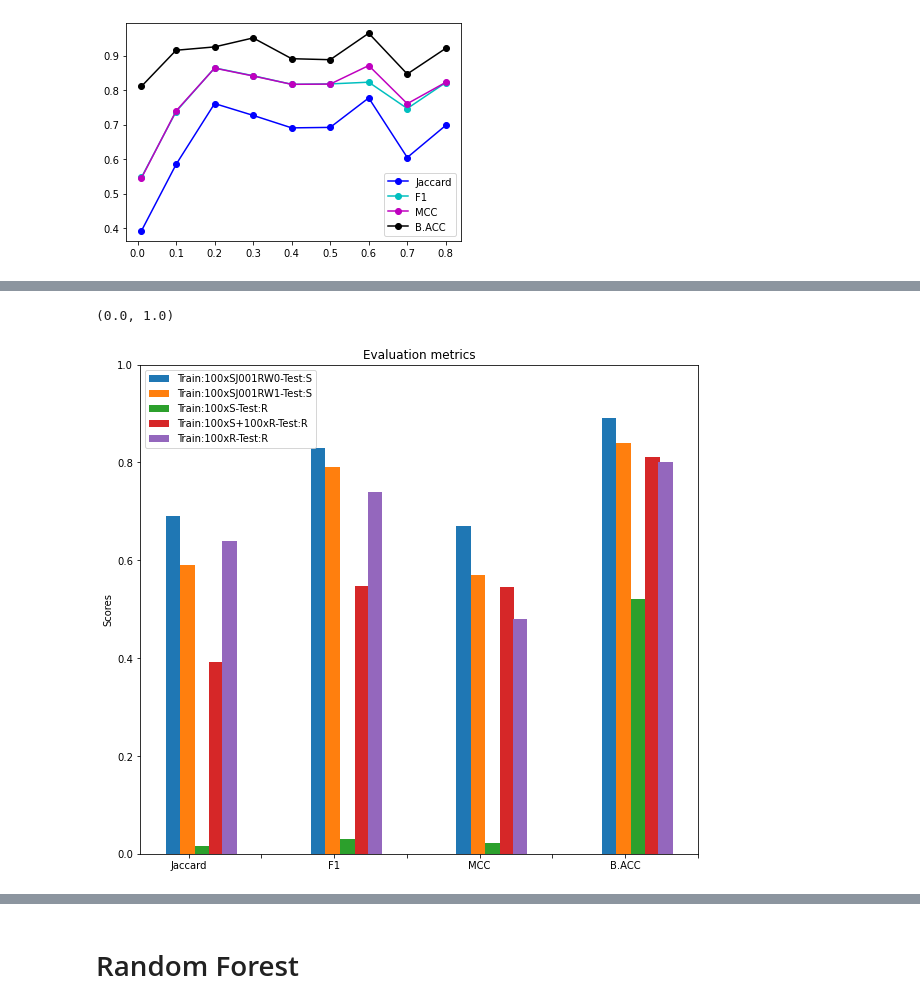
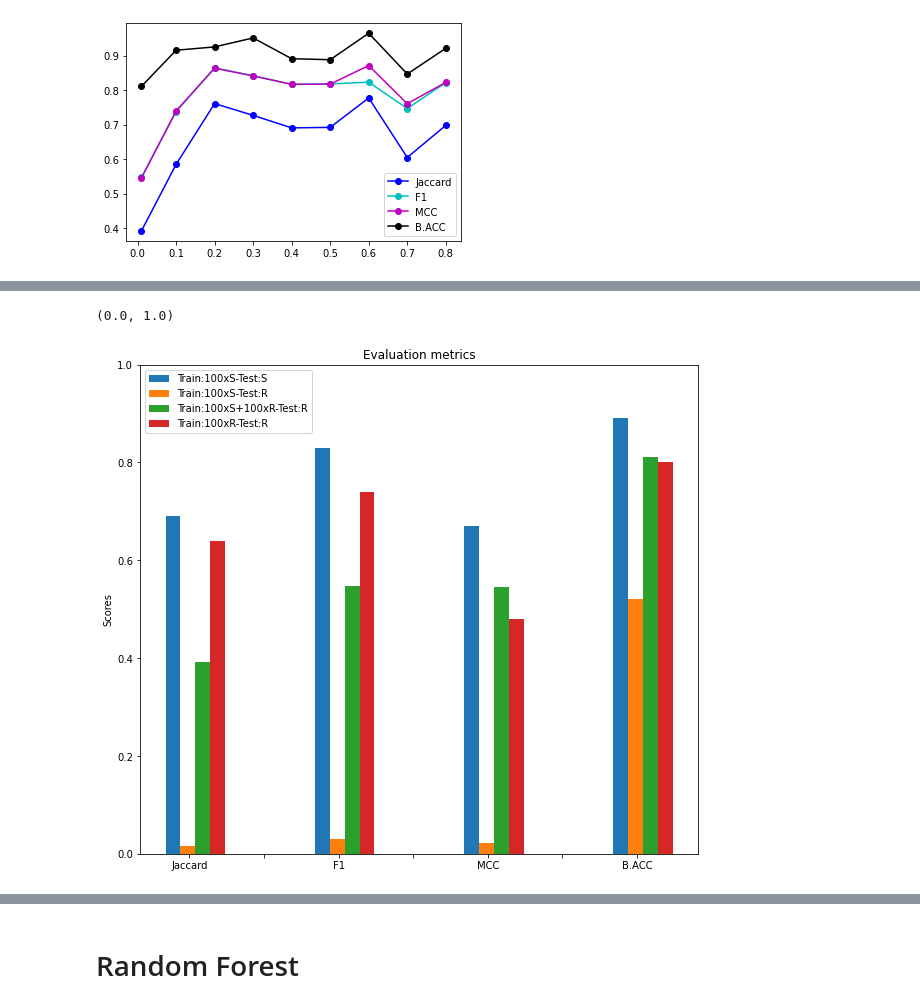
Before and after one commit to jrojas9206/fruithunter, a Jupyter notebook: paper002/prediction_metrics.ipynb, the cells around one changed output, grey strips where cells are left out. Cells and saved outputs as stored; diff of their text form; code cells hidden in the pictures.

```diff
--- a/paper002/prediction_metrics.ipynb
+++ b/paper002/prediction_metrics.ipynb
@@ -119,23 +143,30 @@ Text(0.5, 1.0, 'Evaluation metrics')
 # %%
 # Raywidth
 x = np.arange(4)
 width = 0.1
 
 labels = ['', 'Jaccard', '', 'F1', '', 'MCC', '', 'B.ACC']
 fd_jt_rnet_f1
 #
 fig, ax = plt.subplots(figsize=(10, 9))
-rects1 = ax.bar(x - width-0.01, [sy_rw_rnet_iou[0], sy_rw_rnet_f1[0], sy_rw_rnet_mcc[0], sy_rw_rnet_bacc[0]], width, label='Train:100xSJ001RW0-Test:S')
-rects1rw1 = ax.bar(x - width/10, [sy_jt_rnet_jacc[1], sy_jt_rnet_f1[1], sy_jt_rnet_mcc[1], sy_jt_rnet_bacc[1]], width, label='Train:100xSJ001RW1-Test:S')
-rects2 = ax.bar(x + width-0.01, [sy_train_rw_over_realdata_jacc[0], sy_train_rw_over_realdata_f1[0], sy_train_rw_over_realdata_mcc[0], sy_train_rw_over_realdata_bacc[0]], width, label='Train:100xS-Test:R')
-rects3 = ax.bar(x + width+0.09, [stepTrain_rw_jacc[0], stepTrain_rw_f1[0], stepTrain_rw_mcc[0], stepTrain_rw_bacc[0]], width, label='Train:100xS+100xR-Test:R')
-rects4 = ax.bar(x + width+0.18, [fd_jt_rnet_jacc[6], fd_jt_rnet_f1[6], fd_jt_rnet_mcc[6], fd_jt_rnet_bacc[6]], width, label='Train:100xR-Test:R')
+#rects1 = ax.bar(x - width-0.01, [sy_rw_rnet_iou[0], sy_rw_rnet_f1[0], sy_rw_rnet_mcc[0], sy_rw_rnet_bacc[0]], width, label='Train:100xSJ001RW0-Test:S')
+#rects1rw1 = ax.bar(x - width/10, [sy_jt_rnet_jacc[1], sy_jt_rnet_f1[1], sy_jt_rnet_mcc[1], sy_jt_rnet_bacc[1]], width, label='Train:100xSJ001RW1-Test:S')
+#rects2 = ax.bar(x + width-0.01, [sy_train_rw_over_realdata_jacc[0], sy_train_rw_over_realdata_f1[0], sy_train_rw_over_realdata_mcc[0], sy_train_rw_over_realdata_bacc[0]], width, label='Train:100xS-Test:R')
+#rects3 = ax.bar(x + width+0.09, [stepTrain_rw_jacc[0], stepTrain_rw_f1[0], stepTrain_rw_mcc[0], stepTrain_rw_bacc[0]], width, label='Train:100xS+100xR-Test:R')
+#rects4 = ax.bar(x + width+0.18, [fd_jt_rnet_jacc[6], fd_jt_rnet_f1[6], fd_jt_rnet_mcc[6], fd_jt_rnet_bacc[6]], width, label='Train:100xR-Test:R')
+
+rects1 = ax.bar(x - width-0.01, [sy_rw_rnet_iou[0], sy_rw_rnet_f1[0], sy_rw_rnet_mcc[0], sy_rw_rnet_bacc[0]], width, label='Train:100xS-Test:S')
+#rects1rw1 = ax.bar(x - width/10, [sy_jt_rnet_jacc[1], sy_jt_rnet_f1[1], sy_jt_rnet_mcc[1], sy_jt_rnet_bacc[1]], width, label='Train:100xS-Test:S')
+rects2 = ax.bar(x - width/10, [sy_train_rw_over_realdata_jacc[0], sy_train_rw_over_realdata_f1[0], sy_train_rw_over_realdata_mcc[0], sy_train_rw_over_realdata_bacc[0]], width, label='Train:100xS-Test:R')
+rects3 = ax.bar(x + width-0.01, [stepTrain_rw_jacc[0], stepTrain_rw_f1[0], stepTrain_rw_mcc[0], stepTrain_rw_bacc[0]], width, label='Train:100xS+100xR-Test:R')
+rects4 = ax.bar(x + width+0.09, [fd_jt_rnet_jacc[6], fd_jt_rnet_f1[6], fd_jt_rnet_mcc[6], fd_jt_rnet_bacc[6]], width, label='Train:100xR-Test:R')
+
 
 plt.legend()
 ax.set_ylabel('Scores')
 ax.set_xticklabels(labels)
 ax.set_title('Evaluation metrics')
 plt.ylim([0,1])
 # %% [output]
 (0.0, 1.0)
-[figure, old version]
+[figure, new version]
```
Also changed, not shown: parts of 13 cells of this notebook, 3 other files.
